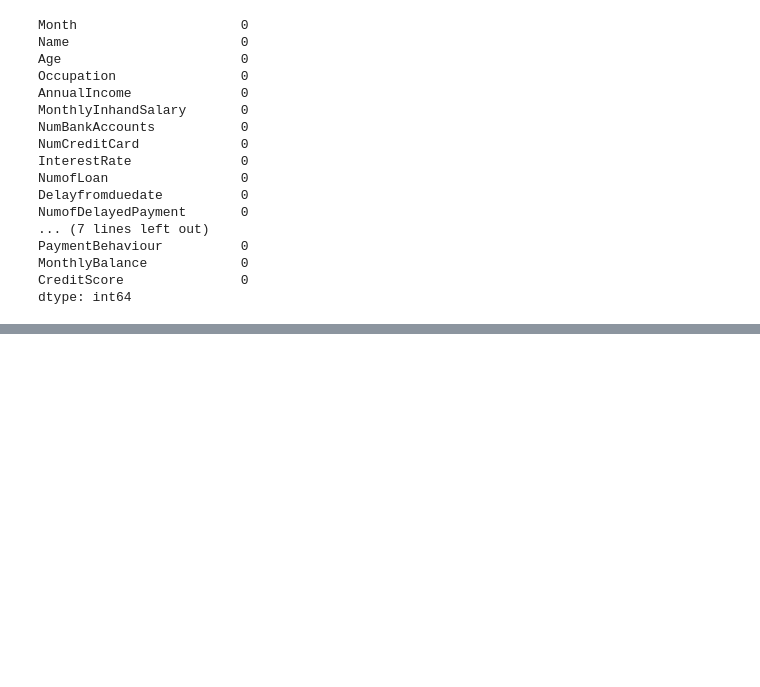
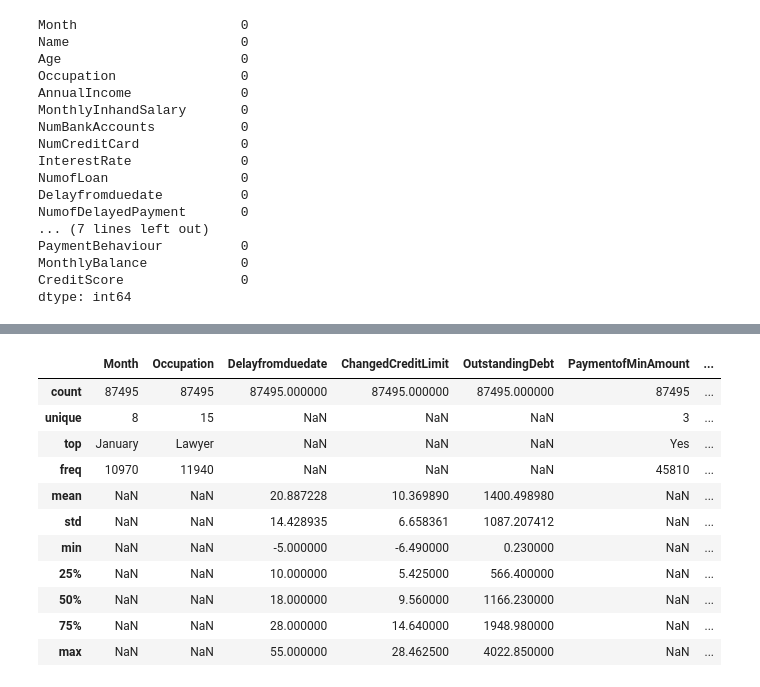
Before and after one commit to narimanm0/DS-ML, a Jupyter notebook: CreditScore/CreditScore.ipynb, the cells around one changed output, grey strips where cells are left out. Cells and saved outputs as stored; diff of their text form; code cells hidden in the pictures; blank space fills up the shorter version.

```diff
--- a/CreditScore/CreditScore.ipynb
+++ b/CreditScore/CreditScore.ipynb
@@ -176,0 +228,17 @@ for i in data[['Delayfromduedate', 'ChangedCreditLimit', 'OutstandingDebt','Amou
+# %%
+data = data.drop(["Name"], axis=1)
+# %%
+data.describe(include="all")
+# %% [output]
+|  | Month | Occupation | Delayfromduedate | ChangedCreditLimit | OutstandingDebt | PaymentofMinAmount | ... |
+| count | 87495 | 87495 | 87495.000000 | 87495.000000 | 87495.000000 | 87495 | ... |
+| unique | 8 | 15 | NaN | NaN | NaN | 3 | ... |
+| top | January | Lawyer | NaN | NaN | NaN | Yes | ... |
+| freq | 10970 | 11940 | NaN | NaN | NaN | 45810 | ... |
+| mean | NaN | NaN | 20.887228 | 10.369890 | 1400.498980 | NaN | ... |
+| std | NaN | NaN | 14.428935 | 6.658361 | 1087.207412 | NaN | ... |
+| min | NaN | NaN | -5.000000 | -6.490000 | 0.230000 | NaN | ... |
+| 25% | NaN | NaN | 10.000000 | 5.425000 | 566.400000 | NaN | ... |
+| 50% | NaN | NaN | 18.000000 | 9.560000 | 1166.230000 | NaN | ... |
+| 75% | NaN | NaN | 28.000000 | 14.640000 | 1948.980000 | NaN | ... |
+| max | NaN | NaN | 55.000000 | 28.462500 | 4022.850000 | NaN | ... |
```
Also changed, not shown: parts of 29 cells of this notebook, 4 other files.
